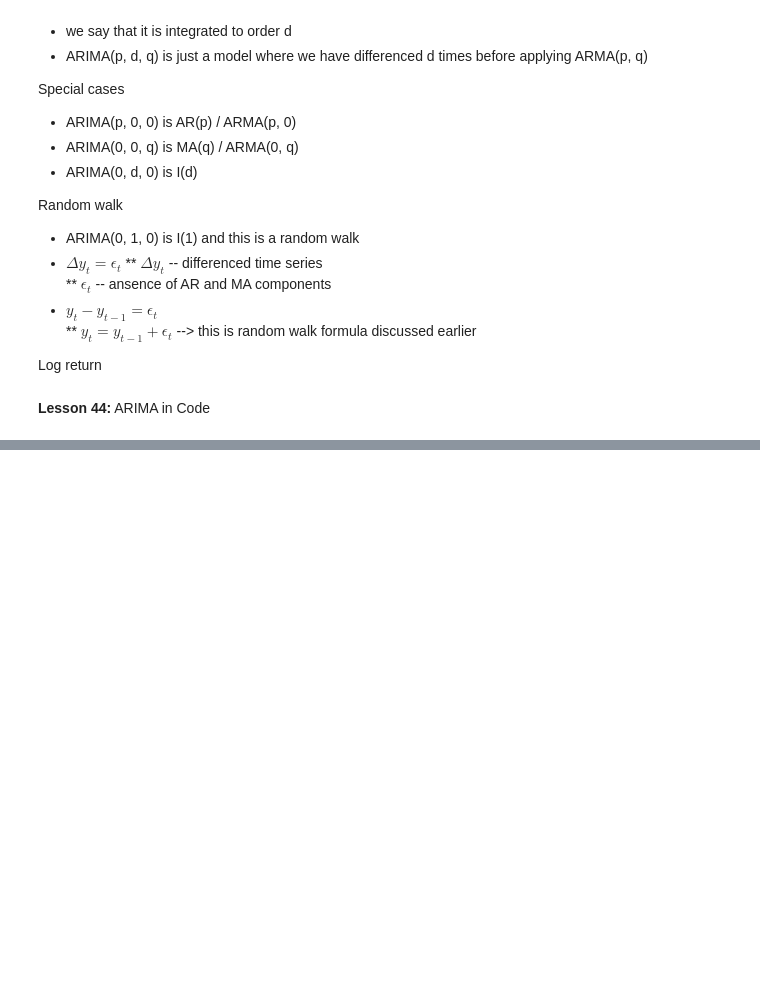
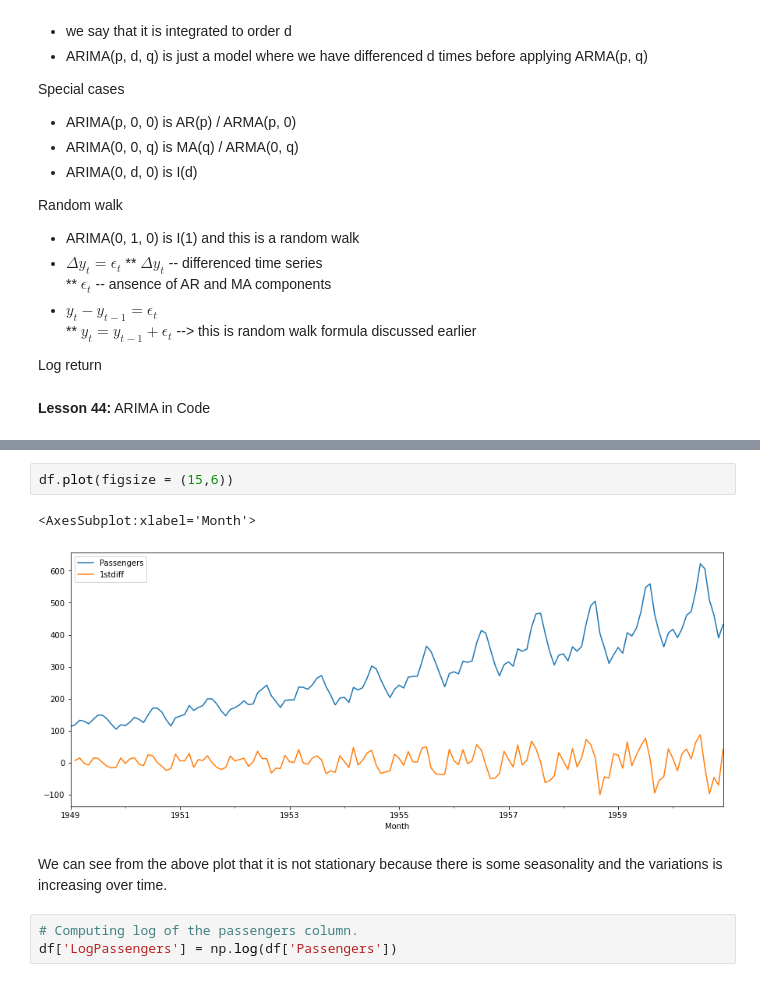
Before and after one commit to unpatel1/Time_Series_Analysis_Forecasting_ML, a Jupyter notebook: Section_5/Section_5_ARIMA.ipynb, the cells around one changed output, grey strips where cells are left out. Cells and saved outputs as stored; diff of their text form; blank space fills up the shorter version.

```diff
--- a/Section_5/Section_5_ARIMA.ipynb
+++ b/Section_5/Section_5_ARIMA.ipynb
@@ -88,0 +119,10 @@ Log return
+# %%
+df.plot(figsize = (15,6))
+# %% [output]
+<AxesSubplot:xlabel='Month'>
+[figure, added]
+# %% [markdown]
+We can see from the above plot that it is not stationary because there is some seasonality and the variations is increasing over time.
+# %%
+# Computing log of the passengers column.
+df['LogPassengers'] = np.log(df['Passengers'])
```
Also changed, not shown: parts of 44 cells of this notebook, 3 other files.
